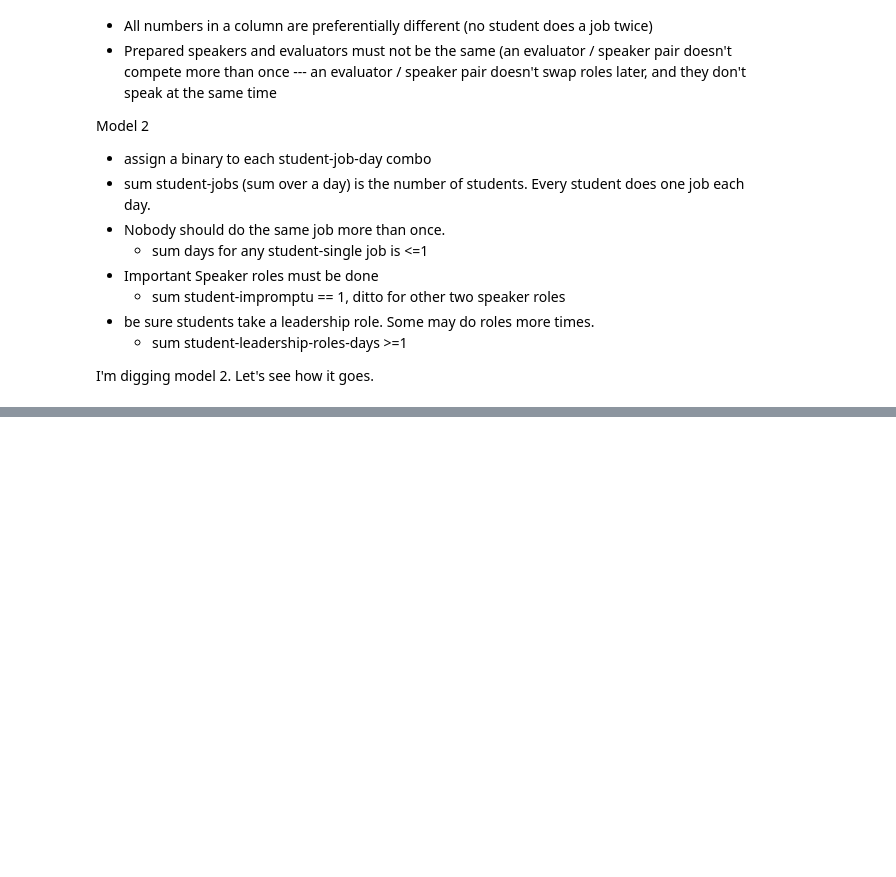
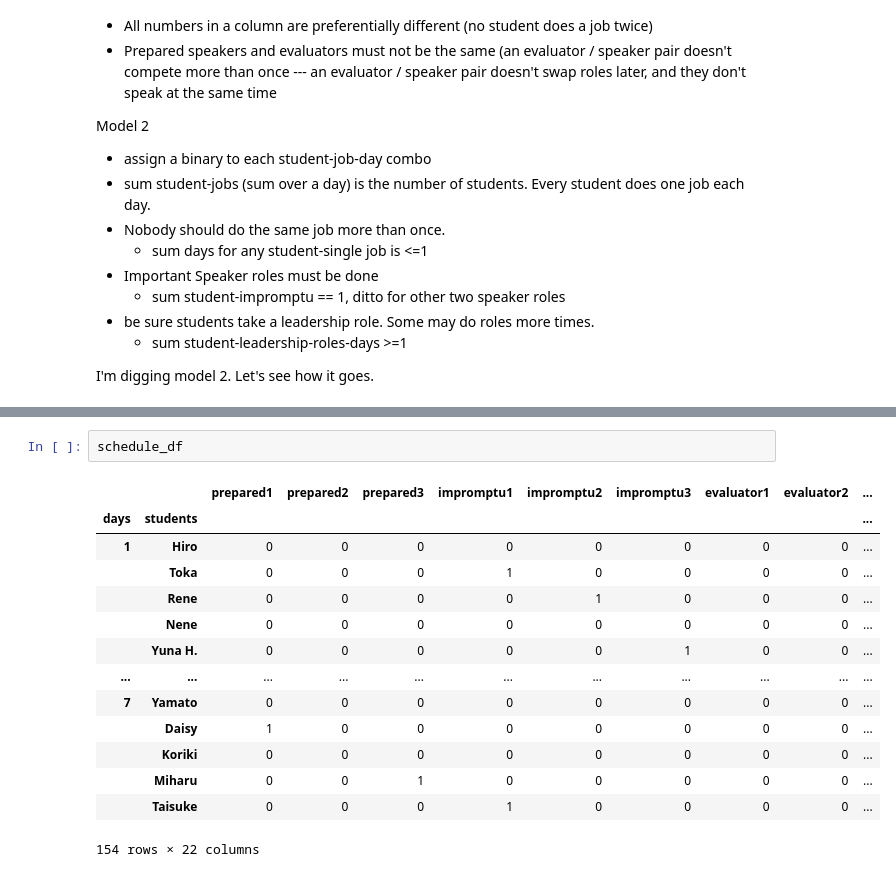
Before and after one commit to dtersegno/toastmasters, a Jupyter notebook: Toastmaster2026/1_Setup.ipynb, the cells around one changed output, grey strips where cells are left out. Cells and saved outputs as stored; diff of their text form; blank space fills up the shorter version.

Commit message:
making a schedule

```diff
--- a/Toastmaster2026/1_Setup.ipynb
+++ b/Toastmaster2026/1_Setup.ipynb
@@ -184,0 +295,17 @@ for student1 in students:
+# %%
+schedule_df
+# %% [output]
+|  |  | prepared1 | prepared2 | prepared3 | impromptu1 | impromptu2 | impromptu3 | evaluator1 | evaluator2 | ... |
+| days | students |  |  |  |  |  |  |  |  | ... |
+| 1 | Hiro | 0 | 0 | 0 | 0 | 0 | 0 | 0 | 0 | ... |
+|  | Toka | 0 | 0 | 0 | 1 | 0 | 0 | 0 | 0 | ... |
+|  | Rene | 0 | 0 | 0 | 0 | 1 | 0 | 0 | 0 | ... |
+|  | Nene | 0 | 0 | 0 | 0 | 0 | 0 | 0 | 0 | ... |
+|  | Yuna H. | 0 | 0 | 0 | 0 | 0 | 1 | 0 | 0 | ... |
+| ... | ... | ... | ... | ... | ... | ... | ... | ... | ... | ... |
+| 7 | Yamato | 0 | 0 | 0 | 0 | 0 | 0 | 0 | 0 | ... |
+|  | Daisy | 1 | 0 | 0 | 0 | 0 | 0 | 0 | 0 | ... |
+|  | Koriki | 0 | 0 | 0 | 0 | 0 | 0 | 0 | 0 | ... |
+|  | Miharu | 0 | 0 | 1 | 0 | 0 | 0 | 0 | 0 | ... |
+|  | Taisuke | 0 | 0 | 0 | 1 | 0 | 0 | 0 | 0 | ... |
+154 rows × 22 columns
```
Also changed, not shown: parts of 19 cells of this notebook, 1 other file.
